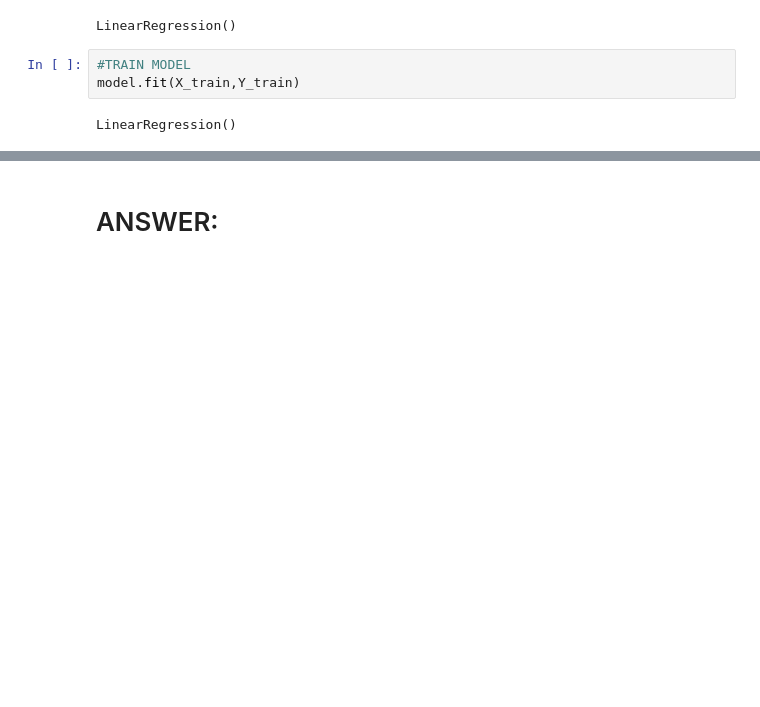
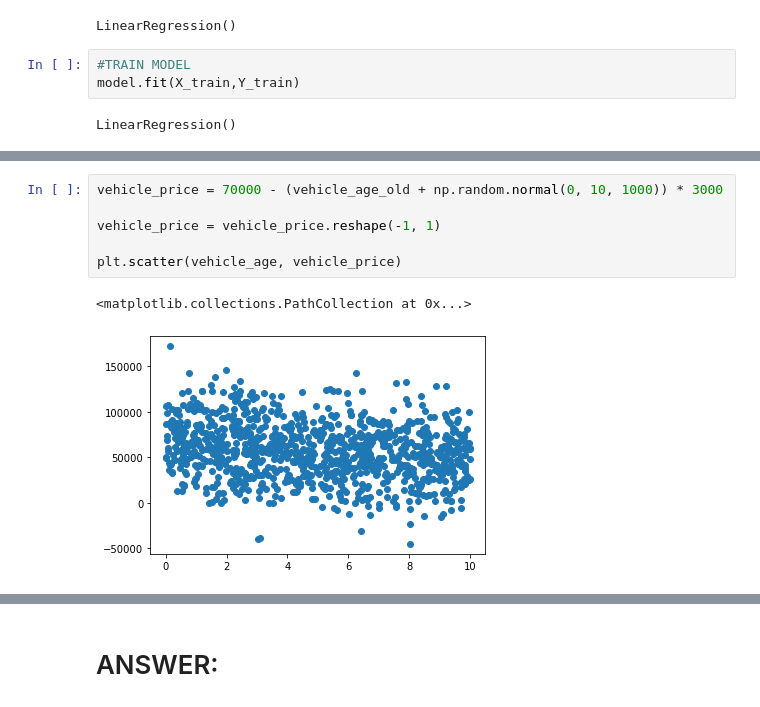
Before and after one commit to Jajc09/GBC-MCfML, a Jupyter notebook: Labs_W1_W2/W1, Lab3.ipynb, the cells around one changed output, grey strips where cells are left out. Cells and saved outputs as stored; diff of their text form; blank space fills up the shorter version.

```diff
--- a/Labs_W1_W2/W1, Lab3.ipynb
+++ b/Labs_W1_W2/W1, Lab3.ipynb
@@ -123,0 +145,9 @@ r2 socre:  0.2585659700022127
+# %%
+vehicle_price = 70000 - (vehicle_age_old + np.random.normal(0, 10, 1000)) * 3000
+
+vehicle_price = vehicle_price.reshape(-1, 1)
+
+plt.scatter(vehicle_age, vehicle_price)
+# %% [output]
+<matplotlib.collections.PathCollection at 0x...>
+[figure, added]
```
Also changed, not shown: parts of 15 cells of this notebook, 2 other files.
